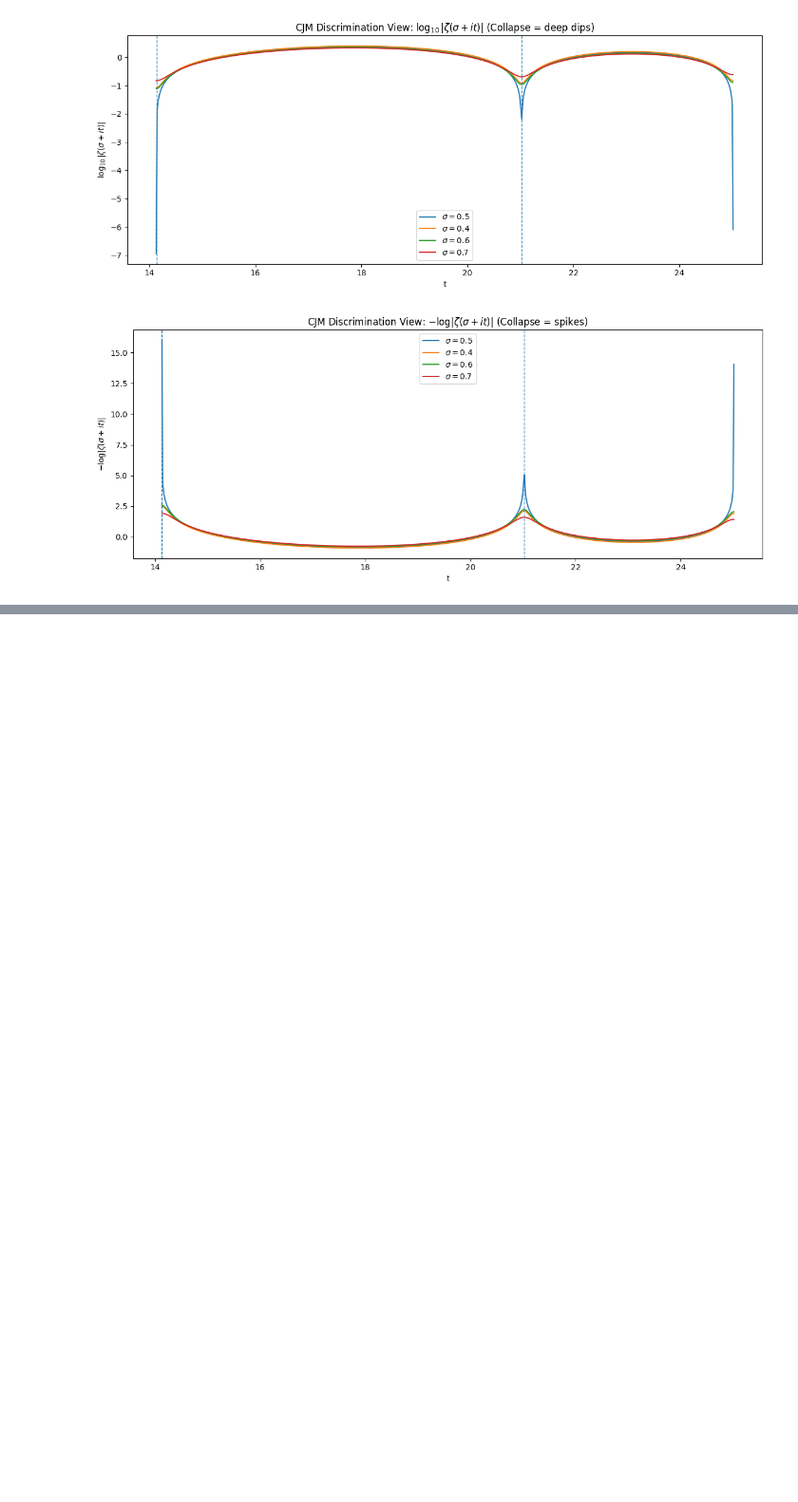
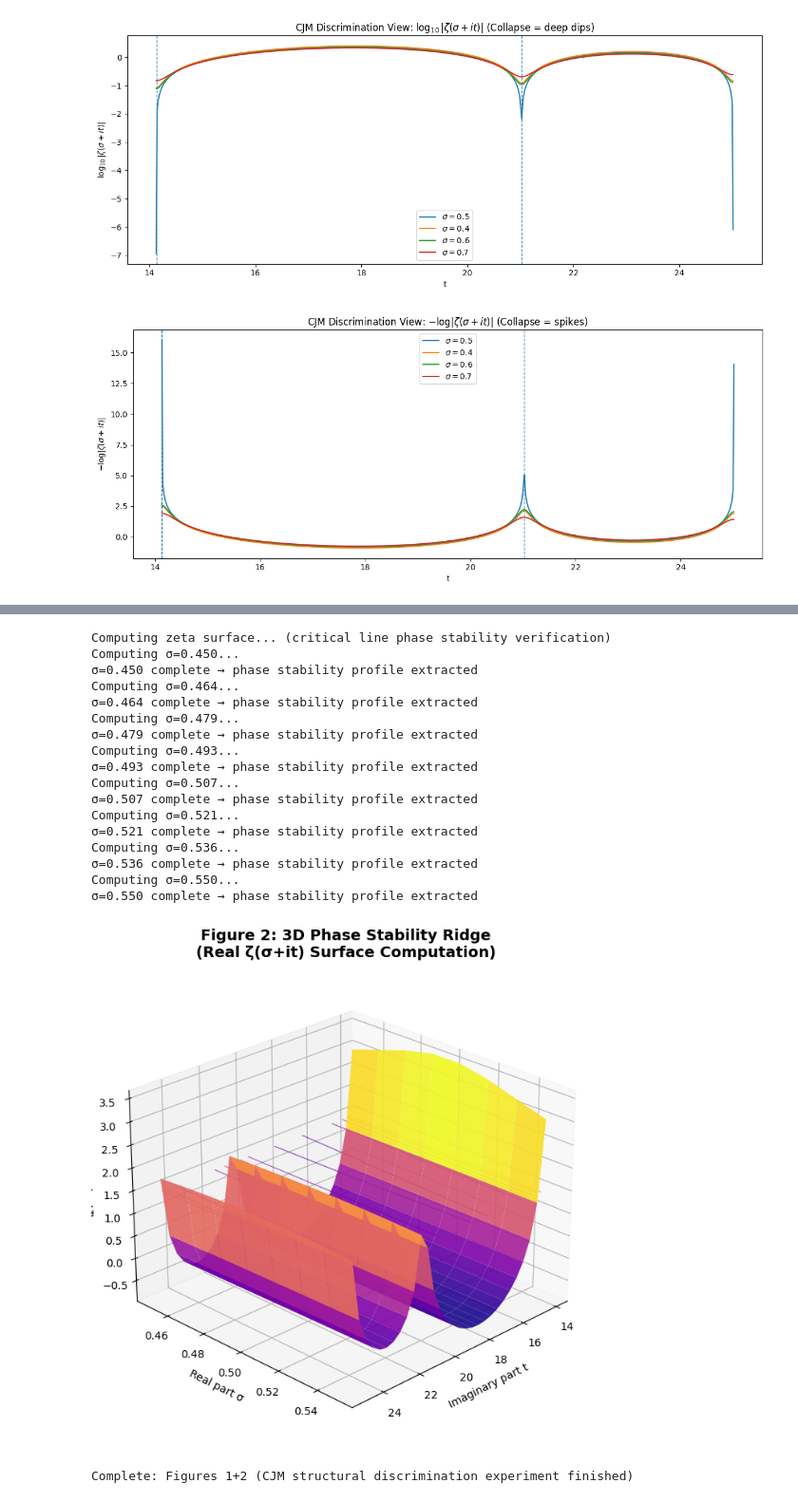
Before and after one commit to keunsooyoon/Algorithms, a Jupyter notebook: On_Structural_Criticality.ipynb, the cells around one changed output, grey strips where cells are left out. Shown at 95% size. Saved outputs shown, nothing was run; the diff lists cells and outputs as text; code cells hidden in the pictures; blank space fills up the shorter version.

```diff
--- a/On_Structural_Criticality.ipynb
+++ b/On_Structural_Criticality.ipynb
@@ -174,0 +209,63 @@ plt.show()
+# %%
+import numpy as np
+import matplotlib.pyplot as plt
+from mpl_toolkits.mplot3d import Axes3D
+from mpmath import zeta, mp
+mp.dps = 25  # High precision required for ζ computation
+
+# Minimal sampling grid for 3D surface (computational efficiency)
+t_short = np.linspace(14.1, 24.9, 30)      # t-axis: 30 points
+sigma_short = np.linspace(0.45, 0.55, 8)   # σ-axis: ±0.05 around critical line (8 points)
+
+# Real zeta-based 3D structural collapse surface (240 total ζ evaluations)
+print("Computing zeta surface... (critical line phase stability verification)")
+Z_real = np.zeros((len(sigma_short), len(t_short)))  # Collapse metric storage matrix
+for i, sig in enumerate(sigma_short):
+    print(f"Computing σ={sig:.3f}...")
+    for j, t in enumerate(t_short):
+        # Zeta evaluation at complex point
+        s = mp.mpc(sig, t)
+        mag = float(abs(zeta(s)))  # |ζ(σ+it)|
+        Z_real[i,j] = -np.log(max(mag, 1e-40))  # CJM structural collapse metric
+    print(f"σ={sig:.3f} complete → phase stability profile extracted")
+
+# Meshgrid for surface plotting
+T, S = np.meshgrid(t_short, sigma_short)
+
+# 3D phase stability ridge visualization
+fig = plt.figure(figsize=(10, 7))
+ax = fig.add_subplot(111, projection='3d')
+
+# Structural collapse surface (real ζ data)
+surf = ax.plot_surface(T, S, Z_real, cmap='plasma', alpha=0.9,
+                      rstride=1, cstride=1, linewidth=0, antialiased=True)
+
+# Contours: critical line (σ=1/2) ridge emphasis
+ax.contour(T, S, Z_real, levels=6, cmap='plasma', alpha=0.7, linewidths=0.8, offset=1.5)
+
+ax.set_title('Figure 2: 3D Phase Stability Ridge\n(Real ζ(σ+it) Surface Computation)',
+             fontsize=14, fontweight='bold')
+ax.set_xlabel('Imaginary part t'); ax.set_ylabel('Real part σ'); ax.set_zlabel('$-\log|\zeta|$')
+ax.view_init(elev=25, azim=45)  # Optimal ridge viewing angle
+plt.tight_layout()
+plt.show()
+# %% [output]
+Computing zeta surface... (critical line phase stability verification)
+Computing σ=0.450...
+σ=0.450 complete → phase stability profile extracted
+Computing σ=0.464...
+σ=0.464 complete → phase stability profile extracted
+Computing σ=0.479...
+σ=0.479 complete → phase stability profile extracted
+Computing σ=0.493...
+σ=0.493 complete → phase stability profile extracted
+Computing σ=0.507...
+σ=0.507 complete → phase stability profile extracted
+Computing σ=0.521...
+σ=0.521 complete → phase stability profile extracted
+Computing σ=0.536...
+σ=0.536 complete → phase stability profile extracted
+Computing σ=0.550...
+σ=0.550 complete → phase stability profile extracted
+[figure, added]
+Complete: Figures 1+2 (CJM structural discrimination experiment finished)
```
Also changed, not shown: parts of 1 cell of this notebook.
